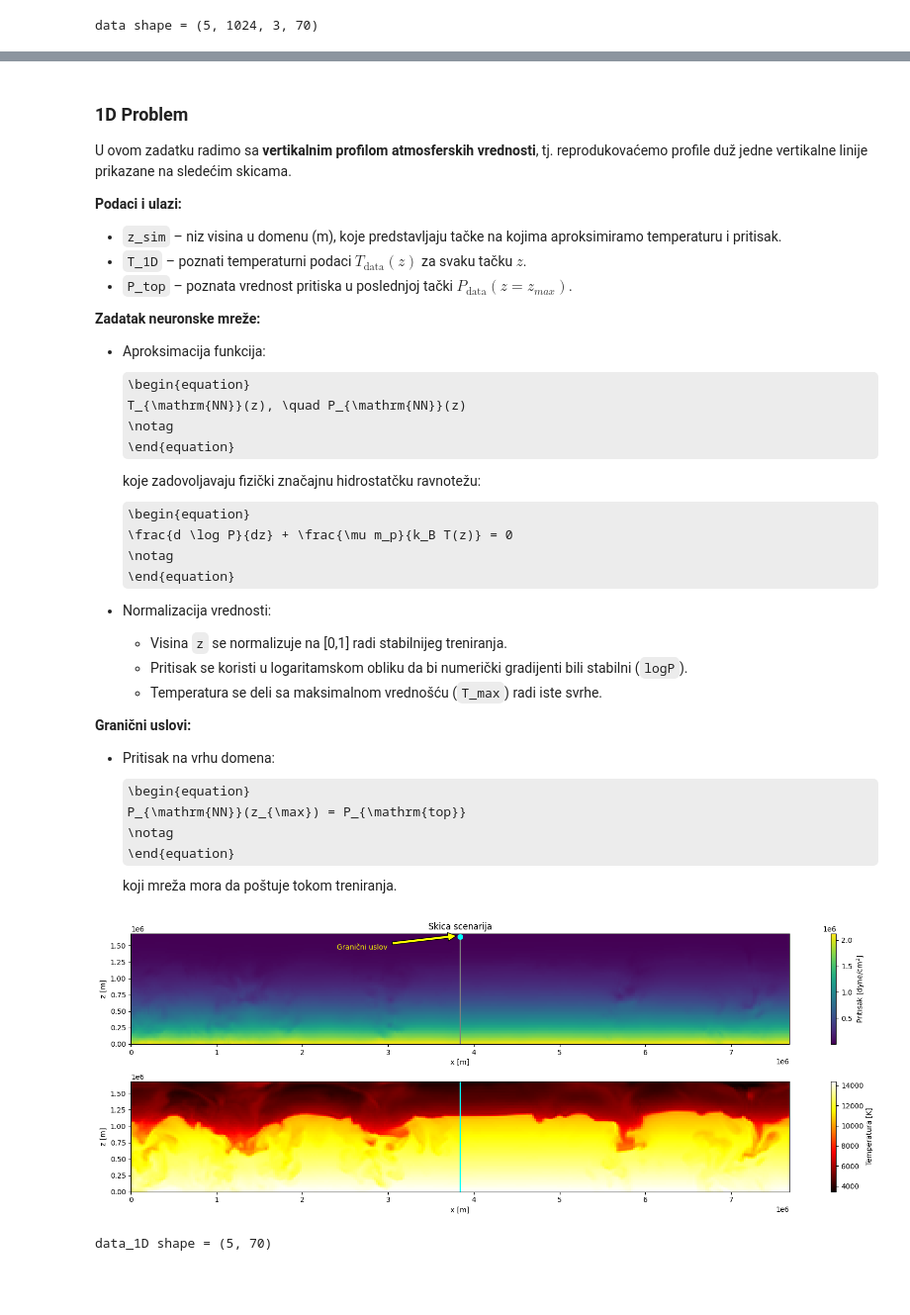
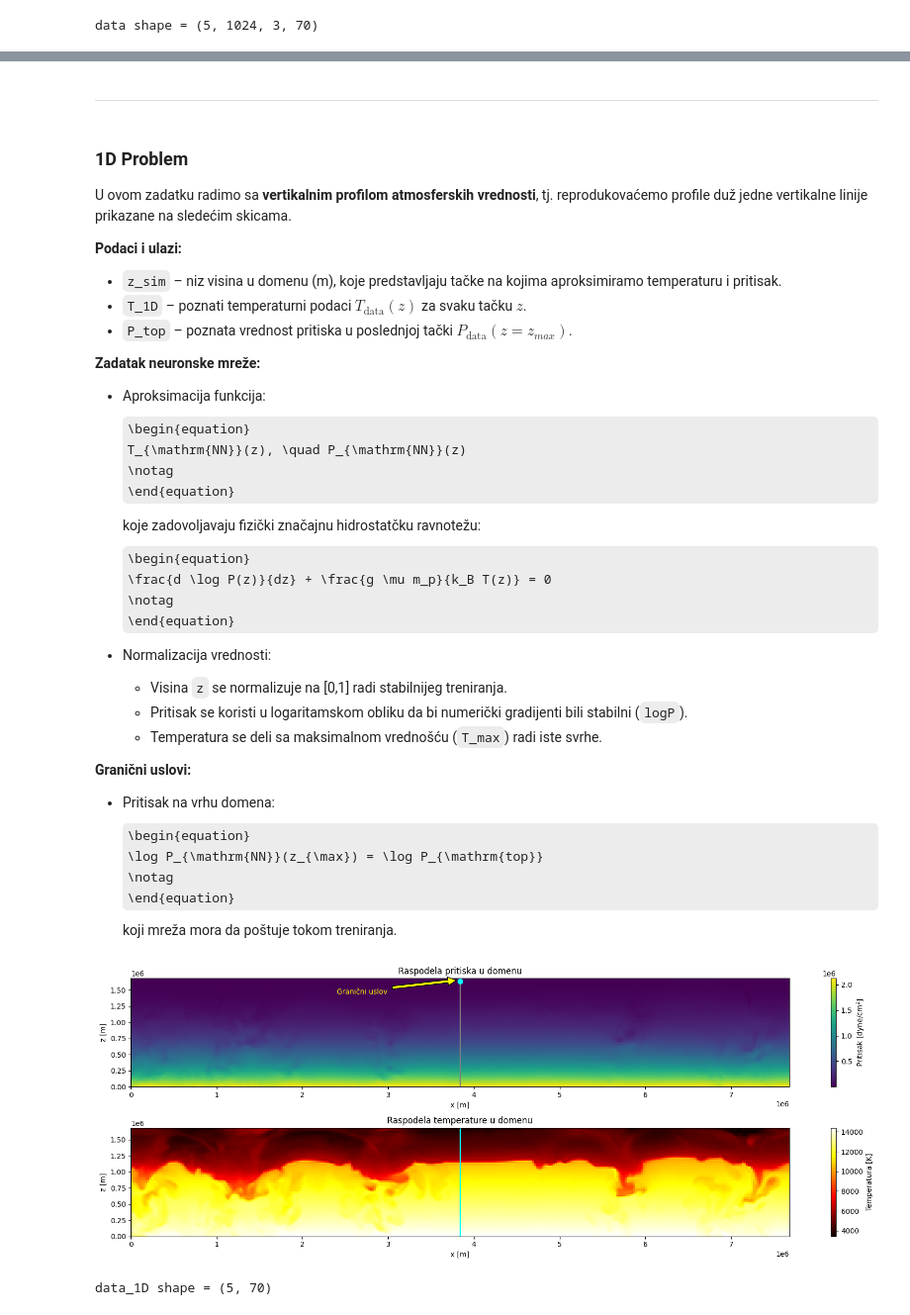
Before and after one commit to davidzivkovic/pinn-mhd-pressure-reconstruction, a Jupyter notebook: pinn-mhd-projekat.ipynb, the cells around one changed output, grey strips where cells are left out. Shown at 99% size. Saved outputs shown, nothing was run; the diff lists cells and outputs as text; code cells hidden in the pictures; some formulas as TeX source; blank space fills up the shorter version.

```diff
--- a/pinn-mhd-projekat.ipynb
+++ b/pinn-mhd-projekat.ipynb
@@ -46,3 +60,5 @@ data shape = (5, 1024, 3, 70)
+# %% [markdown]
+***
 # %% [markdown]
 ### 1D Problem
 
@@ -62,7 +78,7 @@ U ovom zadatku radimo sa **vertikalnim profilom atmosferskih vrednosti**, tj. re
 
   koje zadovoljavaju fizički značajnu hidrostatčku ravnotežu:
   \begin{equation}
-  \frac{d \log P}{dz} + \frac{\mu m_p}{k_B T(z)} = 0
+  \frac{d \log P(z)}{dz} + \frac{g \mu m_p}{k_B T(z)} = 0
   \notag
   \end{equation}
 
@@ -74,14 +90,11 @@ U ovom zadatku radimo sa **vertikalnim profilom atmosferskih vrednosti**, tj. re
 **Granični uslovi:**
 - Pritisak na vrhu domena:
   \begin{equation}
-  P_{\mathrm{NN}}(z_{\max}) = P_{\mathrm{top}}
+  \log P_{\mathrm{NN}}(z_{\max}) = \log P_{\mathrm{top}}
   \notag
   \end{equation}
   koji mreža mora da poštuje tokom treniranja.
 # %%
-import matplotlib.patches as patches
-
-
 pixel_to_m = 24000  # 1 pixel = 24000 m
 extent = [0, data_raw[0].data[0, 0:320, 0, :].shape[0]*pixel_to_m, 0, data_raw[0].data[0, :, 0, :].shape[1]*pixel_to_m]  # [x_min, x_max, z_min, z_max]
 
@@ -89,7 +102,7 @@ extent = [0, data_raw[0].data[0, 0:320, 0, :].shape[0]*pixel_to_m, 0, data_raw[0
 fig, axes = plt.subplots(2, 1, figsize=(17, 6))  # 2 reda, 1 kolona
 
 # -------------------------
-# Gornji subplot: data_raw[1,...]
+# Pritisak
 # -------------------------
 ax = axes[0]
 im = ax.imshow(
@@ -103,7 +116,6 @@ ax.set_xlabel('x [m]')
 ax.set_ylabel('z [m]')
 plt.colorbar(im, ax=ax, label="Pritisak [dyne/cm$^2$]")
 
-# Rectangle region of interest
 rect = patches.Rectangle(
     (160*pixel_to_m, 0),   # x_min, z_min
     0,         # width = 170 - 160
@@ -118,39 +130,40 @@ ax.scatter(160*pixel_to_m, 68*pixel_to_m, color='cyan', linewidth=2)
 
 ax.annotate('Granični uslov', xy=(160*pixel_to_m, 69*pixel_to_m), xytext=(100*pixel_to_m, 60*pixel_to_m),
             arrowprops=dict(facecolor='yellow', shrink=0.05), color='yellow')
-ax.set_title('Skica scenarija')
+ax.set_title('Raspodela pritiska u domenu')
 
 # -------------------------
-# Donji subplot: data_raw[0,...]
+# Temperatura
 # -------------------------
 ax = axes[1]
 im = ax.imshow(
     data_raw[0].data[0, 0:320, 0, :].transpose(1, 0),  # promenjeno
     cmap='hot',
     origin='lower',
     extent=extent,
     aspect='auto'
 )
 ax.set_xlabel('x [m]')
 ax.set_ylabel('z [m]')
 plt.colorbar(im, ax=ax, label="Temperatura [K]")
 
 # Rectangle region of interest
 rect = patches.Rectangle(
     (160*pixel_to_m, 0),
     0,
     70*pixel_to_m,
     linewidth=2,
     edgecolor='cyan',
     facecolor='none'
 )
 ax.add_patch(rect)
+ax.set_title('Raspodela temperature u domenu')
 
 
 plt.tight_layout()
 plt.show()
 # %% [output]
-[figure, old version]
+[figure, new version]
 # %%
 data_1D = data_raw[0].data[:, 160, 0, :] # Ovime smo uklonili x i y osu, ostale su nam samo fizičke veličine koje zavise od z
 print("data_1D shape =",data_1D.shape)
```
Also changed, not shown: parts of 40 cells of this notebook.
